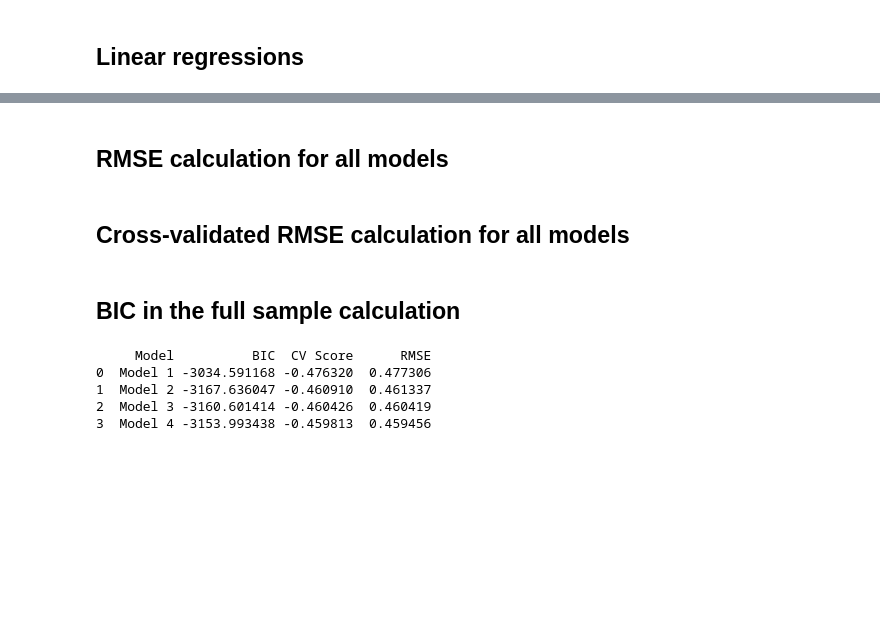
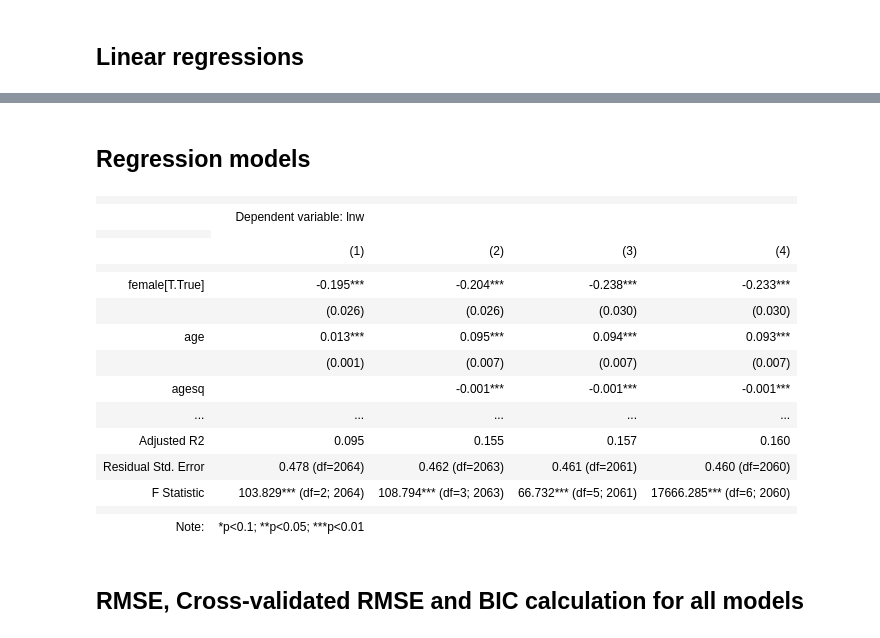
Before and after one commit to AssetKabdula/Prediction-with-Machine-Learning-for-Economists, a Jupyter notebook: Assignment_1/assignment_1.ipynb, the cells around one changed output, grey strips where cells are left out. Saved outputs shown, nothing was run; the diff lists cells and outputs as text; code cells hidden in the pictures; blank space fills up the shorter version.

```diff
--- a/Assignment_1/assignment_1.ipynb
+++ b/Assignment_1/assignment_1.ipynb
@@ -240,0 +207,3 @@ Coefficients: [-0.23324381  0.09349869 -0.0009759   0.11818857  0.40142368  0.05
+# %%
+reg1 = smf.ols(formula=model1, data=data).fit(cov_type="HC1")
+reg1.summary()
@@ -240,0 +231,3 @@ Coefficients: [-0.23324381  0.09349869 -0.0009759   0.11818857  0.40142368  0.05
+# %%
+reg2 = smf.ols(formula=model2, data=data).fit(cov_type="HC1")
+reg2.summary()
@@ -240,0 +258,3 @@ Coefficients: [-0.23324381  0.09349869 -0.0009759   0.11818857  0.40142368  0.05
+# %%
+reg3 = smf.ols(formula=model3, data=data).fit(cov_type="HC1")
+reg3.summary()
@@ -240,0 +287,3 @@ Coefficients: [-0.23324381  0.09349869 -0.0009759   0.11818857  0.40142368  0.05
+# %%
+reg4 = smf.ols(formula=model4, data=data).fit(cov_type="HC1")
+reg4.summary()
@@ -241,2 +318,33 @@ Coefficients: [-0.23324381  0.09349869 -0.0009759   0.11818857  0.40142368  0.05
+# %% [markdown]
+## Regression models
+# %%
+stargazer = Stargazer([reg1, reg2, reg3, reg4])
+
+# Define the covariate order based on the exact names found
+stargazer.covariate_order([
+    "female[T.True]", "age", "agesq", "female_ed_MA", "female_ed_Phd", "priv", "gover"
+])
+
+# Rename the intercept for clarity
+stargazer.rename_covariates({"Intercept": "Constant"})
+
+stargazer
+# %% [output]
+|  |  |  |  |  |
+|  | Dependent variable: lnw |  |  |  |
+|  |
+|  | (1) | (2) | (3) | (4) |
+|  |  |  |  |  |
+| female[T.True] | -0.195*** | -0.204*** | -0.238*** | -0.233*** |
+|  | (0.026) | (0.026) | (0.030) | (0.030) |
+| age | 0.013*** | 0.095*** | 0.094*** | 0.093*** |
+|  | (0.001) | (0.007) | (0.007) | (0.007) |
+| agesq |  | -0.001*** | -0.001*** | -0.001*** |
+| ... | ... | ... | ... | ... |
+| Adjusted R2 | 0.095 | 0.155 | 0.157 | 0.160 |
+| Residual Std. Error | 0.478 (df=2064) | 0.462 (df=2063) | 0.461 (df=2061) | 0.460 (df=2060) |
+| F Statistic | 103.829*** (df=2; 2064) | 108.794*** (df=3; 2063) | 66.732*** (df=5; 2061) | 17666.285*** (df=6; 2060) |
+|  |  |  |  |  |
+| Note: | *p<0.1; **p<0.05; ***p<0.01 |  |  |  |
 # %% [markdown]
-## RMSE calculation for all models
+## RMSE, Cross-validated RMSE and BIC calculation for all models
@@ -255,2 +350,0 @@ rmse_reg4 = calculate_rmse(reg4, X4, y)
-# %% [markdown]
-## Cross-validated RMSE calculation for all models
@@ -267,2 +350,0 @@ cv_rmse_reg4 = cross_val_rmse(reg4, X4, y)
-# %% [markdown]
-## BIC in the full sample calculation
@@ -291,19 +350,0 @@ bic_reg4 = calculate_bic(reg4, X4, y)
-# %%
-models = ['Model 1', 'Model 2', 'Model 3', 'Model 4']
-bic_scores = [bic_reg1, bic_reg2, bic_reg3, bic_reg4]
-cv_scores = [cv_rmse_reg1, cv_rmse_reg2, cv_rmse_reg3, cv_rmse_reg4]
-rmse_scores = [rmse_reg1, rmse_reg2, rmse_reg3, rmse_reg4]
-
-df = pd.DataFrame({
-    'Model': models,
-    'BIC': bic_scores,
-    'CV Score': cv_scores,
-    'RMSE': rmse_scores
-})
-print(df)
-# %% [output]
-     Model          BIC  CV Score      RMSE
-0  Model 1 -3034.591168 -0.476320  0.477306
-1  Model 2 -3167.636047 -0.460910  0.461337
-2  Model 3 -3160.601414 -0.460426  0.460419
-3  Model 4 -3153.993438 -0.459813  0.459456
```
Also changed, not shown: parts of 19 cells of this notebook.
